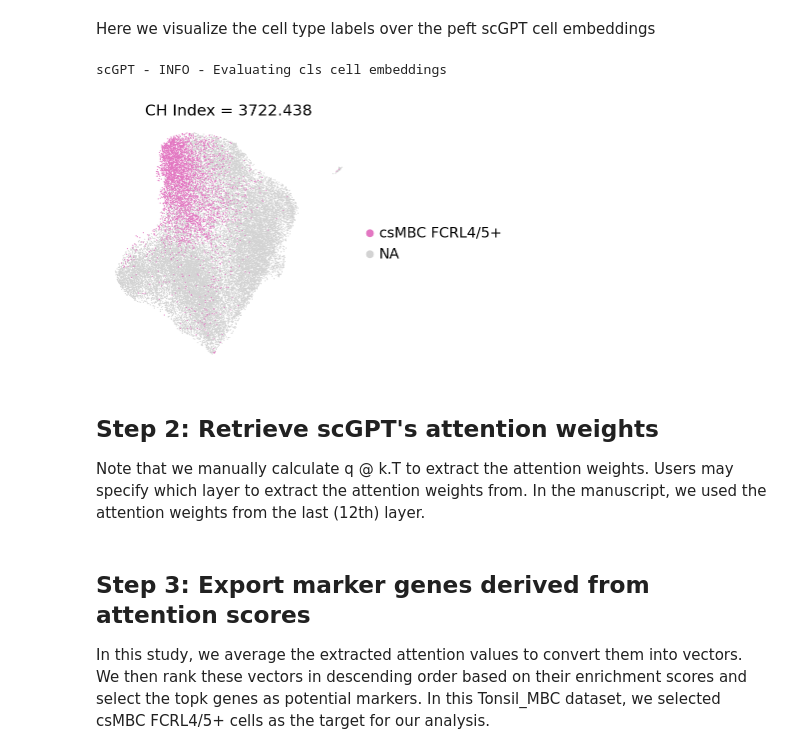
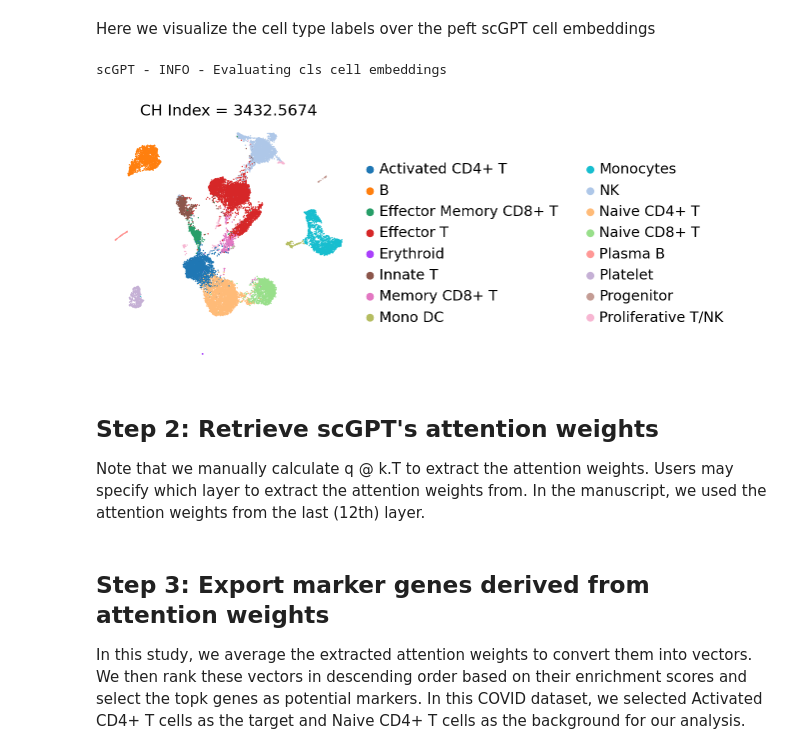
Before and after one commit to SELECT-FROM/scPEFT, a Jupyter notebook: reproduction/script/Reproduction_MarkerGeneDetection.ipynb, the cells around one changed output. Cells and saved outputs as stored; diff of their text form; code cells hidden in the pictures.

Commit message:
Reproduction code for marker gene detection

```diff
--- a/reproduction/script/Reproduction_MarkerGeneDetection.ipynb
+++ b/reproduction/script/Reproduction_MarkerGeneDetection.ipynb
@@ -41,7 +41,7 @@ os.environ["KMP_WARNINGS"] = "off"
 warnings.filterwarnings('ignore')
 # %%
 set_seed(42)
-dataset_name = "MBC"  # Dataset name
+dataset_name = "COVID"  # Dataset name
 pad_token = "<pad>"
 special_tokens = [pad_token, "<cls>", "<eoc>"]
 mask_value = -1
@@ -49,8 +49,8 @@ pad_value = -2
 n_bins = 51
 batch_size = 20
 n_input_bins = n_bins
-include_zero_gene = False  # if True, include zero genes among hvgs in the training
-peft_config = PeftConfig(peft_type="HYBRID").to_dict()
+include_zero_gene = True  # if True, include zero genes among hvgs in the training
+peft_config = PeftConfig(peft_type="ENCODER",use_default_settings=True).to_dict()
 # %% [markdown]
 ## Step 1: Load peft model and dataset
 
@@ -60,5 +60,5 @@ To reproduce the provided peft model. Please follow the cell population discover
 # %%
-load_model = "../save/peft_scGPT_MBC_marker_gene_detection"  # Path to peft model
+load_model = "../save/peft_scGPT_COVID_marker_gene_detection"  # Path to peft model
 save_dir = Path(f"./save/marker_gene_detection_{dataset_name}/")
 save_dir.mkdir(parents=True, exist_ok=True)
 print(f"save to {save_dir}")
@@ -137,7 +118,7 @@ scGPT - INFO - match 23495/23530 genes in vocabulary of size 60697.
 scGPT - INFO - Load human transcription factors from human_transcription_factors.txt
 # %%
-# set up the TFpreprocessor, use the args to config the workflow
-preprocessor = TFPreprocessor(
+# set up the Preprocessor, use the args to config the workflow
+preprocessor = Preprocessor(
     use_key="X",  # the key in adata.layers to use as raw data
     filter_gene_by_counts=filter_gene_by_counts,  # step 1
     filter_cell_by_counts=False,  # step 2
@@ -149,9 +130,7 @@ preprocessor = TFPreprocessor(
     hvg_flavor="seurat_v3" if data_is_raw else "cell_ranger",
     binning=n_bins,  # 6. whether to bin the raw data and to what number of bins
     result_binned_key="X_binned",  # the key in adata.layers to store the binned data
-    tfs=tfs if dataset_name == 'MBC' else None,  # whether add tfs to the gene set
-    prior_markers=prior_markers if dataset_name == 'MBC' else None  # whether add prior markers to the gene set
 )
 
-adata = preprocessor(adata, batch_key=None)
+preprocessor(adata, batch_key=None)
 # %% [output]
@@ -373,34 +352,22 @@ scGPT - INFO - data set number of samples: 30393, feature length: 899
 # %% [markdown]
 Here we visualize the cell type labels over the peft scGPT cell embeddings
-# %%
-adata_t = extract_embedding(
-    model,
-    adata_t=adata,
-    batch_size=batch_size,
-    include_types=["cls"],
-)
-# %% [output]
-scGPT - INFO - Evaluating cls cell embeddings
 # %%
-labels = adata_t.obs["celltype"].tolist()
-labels = [1 if label == "csMBC FCRL4/5+" else 0 for label in labels ]
+adata_t = extract_embedding(
+    model,
+    adata_t=adata,
+    batch_size=batch_size,
+    include_types=["cls"],
+)
 
 from sklearn.metrics import calinski_harabasz_score
-CalinskiHarabaszScore = calinski_harabasz_score(X=adata_t.obsm["X_scGPT"], labels=labels)
+CH_Index = calinski_harabasz_score(X=adata_t.obsm["X_scGPT"], labels=adata_t.obs["celltype"])
 
 sc.pp.neighbors(adata_t, use_rep="X_scGPT")
 sc.tl.umap(adata_t, min_dist=0.3)
-
-sc.pl.umap(
-    adata_t,
-    color=["celltype"],
-    groups="csMBC FCRL4/5+",
-    title=[f"CH Index = {round(CalinskiHarabaszScore,4)}"],
-    frameon=False,
-    show=True
-)
+sc.pl.umap(adata_t, color="celltype", title=[f"CH Index = {CH_Index:.4f}"], frameon=False, show=True)
 # %% [output]
+scGPT - INFO - Evaluating cls cell embeddings
-[figure, old version]
+[figure, new version]
 # %% [markdown]
 ## Step 2: Retrieve scGPT's attention weights
 Note that we manually calculate q @ k.T to extract the attention weights. Users may specify which layer to extract the attention weights from. In the manuscript, we used the attention weights from the last (12th) layer.
@@ -419,8 +386,8 @@ attn_adata = extract_attention(
     return_new_adata=True
 )
 # %% [markdown]
-##  Step 3: Export marker genes derived from attention scores
-In this study, we average the extracted attention values to convert them into vectors. We then rank these vectors in descending order based on their enrichment scores and select the topk genes as potential markers. In this Tonsil_MBC dataset, we selected csMBC FCRL4/5+ cells as the target for our analysis.
+##  Step 3: Export marker genes derived from attention weights
+In this study, we average the extracted attention weights to convert them into vectors. We then rank these vectors in descending order based on their enrichment scores and select the topk genes as potential markers. In this COVID dataset, we selected Activated CD4+ T cells as the target and Naive CD4+ T cells as the background for our analysis.
 # %%
 # Specify top k number of genes to be selected, and the selection setting
 topk = 20
```
Also changed, not shown: parts of 13 cells of this notebook.
